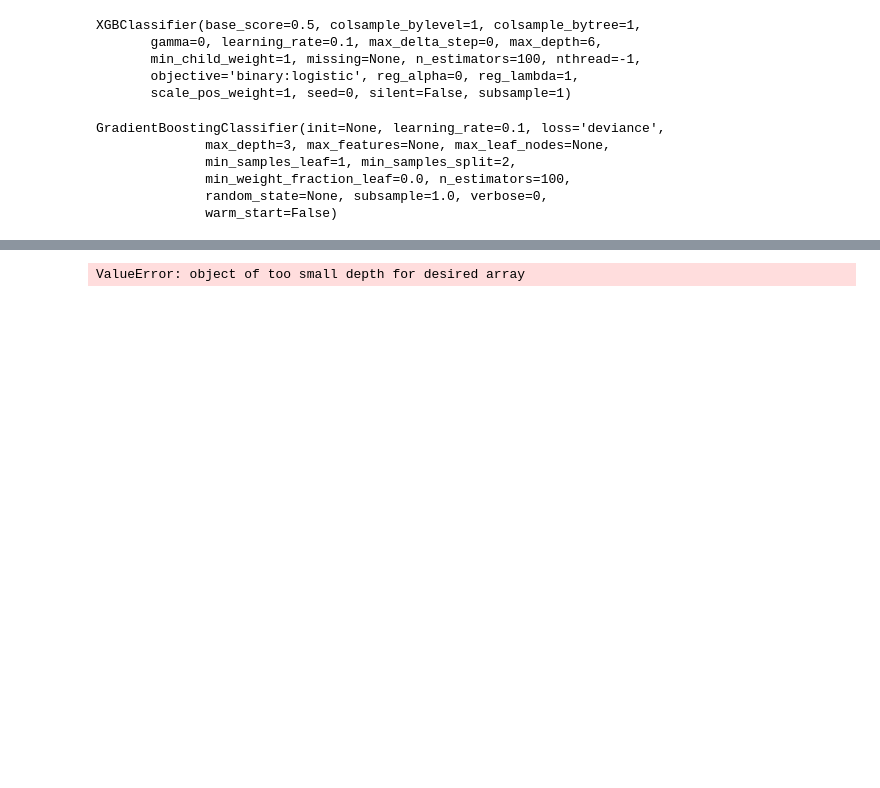
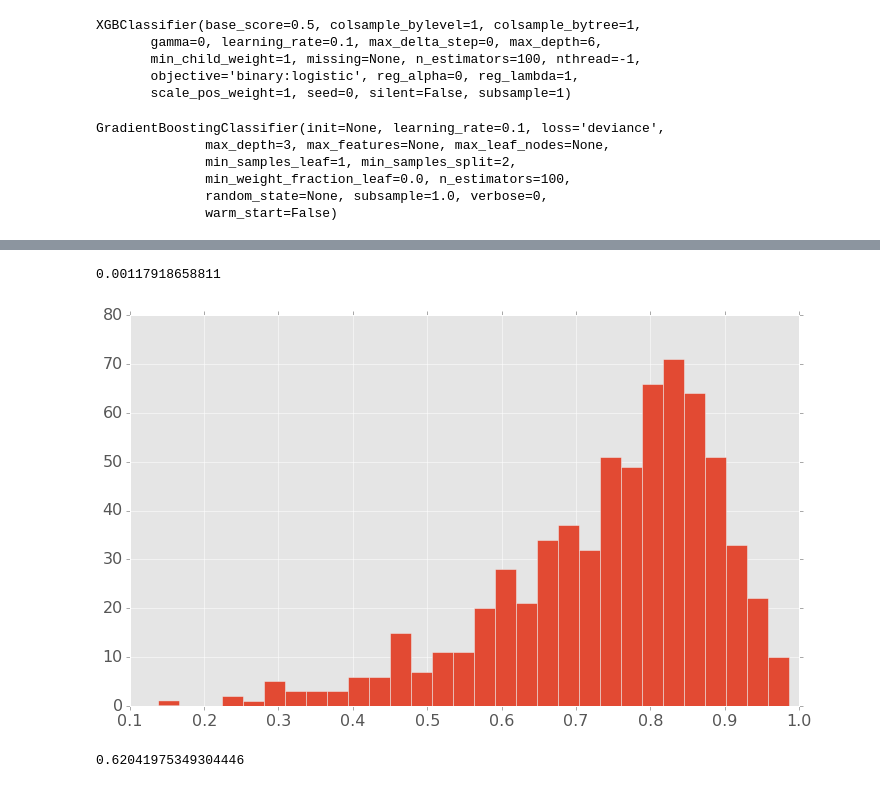
Before and after one commit to bixel/fttrainer, a Jupyter notebook: pandas-training-test.ipynb, the cells around one changed output, grey strips where cells are left out. Cells and saved outputs as stored; diff of their text form; code cells hidden in the pictures; blank space fills up the shorter version.

```diff
--- a/pandas-training-test.ipynb
+++ b/pandas-training-test.ipynb
@@ -175,4 +202,13 @@ from scripts.utils import compute_mistag
-# %%
-compute_mistag(probas, np.sign(test_data.B_ID), test_data.SigYield_sw, np.ones(len(test_data)).astype('bool'))
-# %% [output]
-ValueError: object of too small depth for desired array
+# %%
+print(efficiency * avg_dilution(test_labels, probas))
+# %% [output]
+0.00117918658811
+# %%
+plt.hist(probas, bins=30)
+plt.show()
+# %% [output]
+[figure, added]
+# %%
+full_data.target.mean()
+# %% [output]
+0.62041975349304446
```
Also changed, not shown: parts of 19 cells of this notebook, 1 other file.
